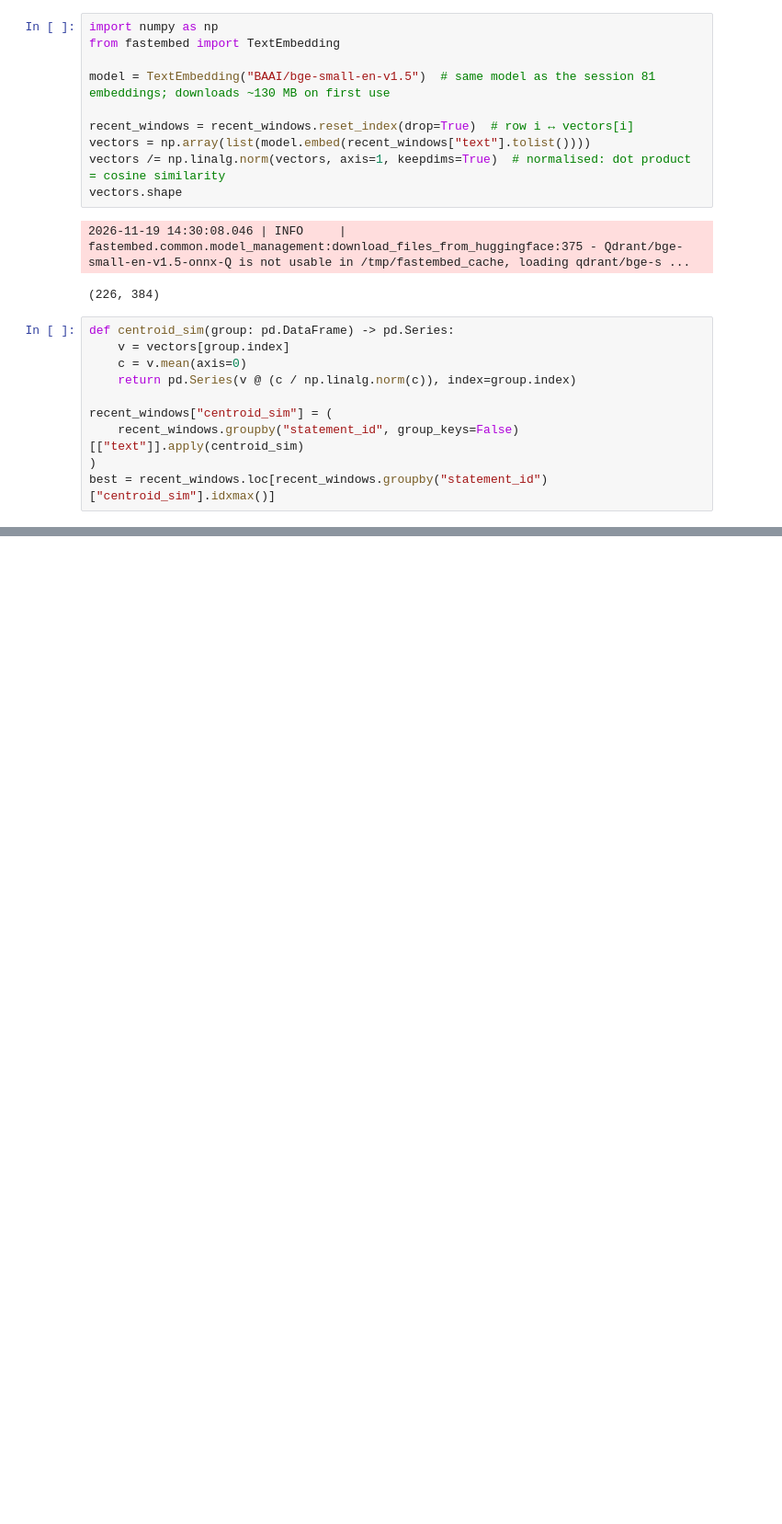
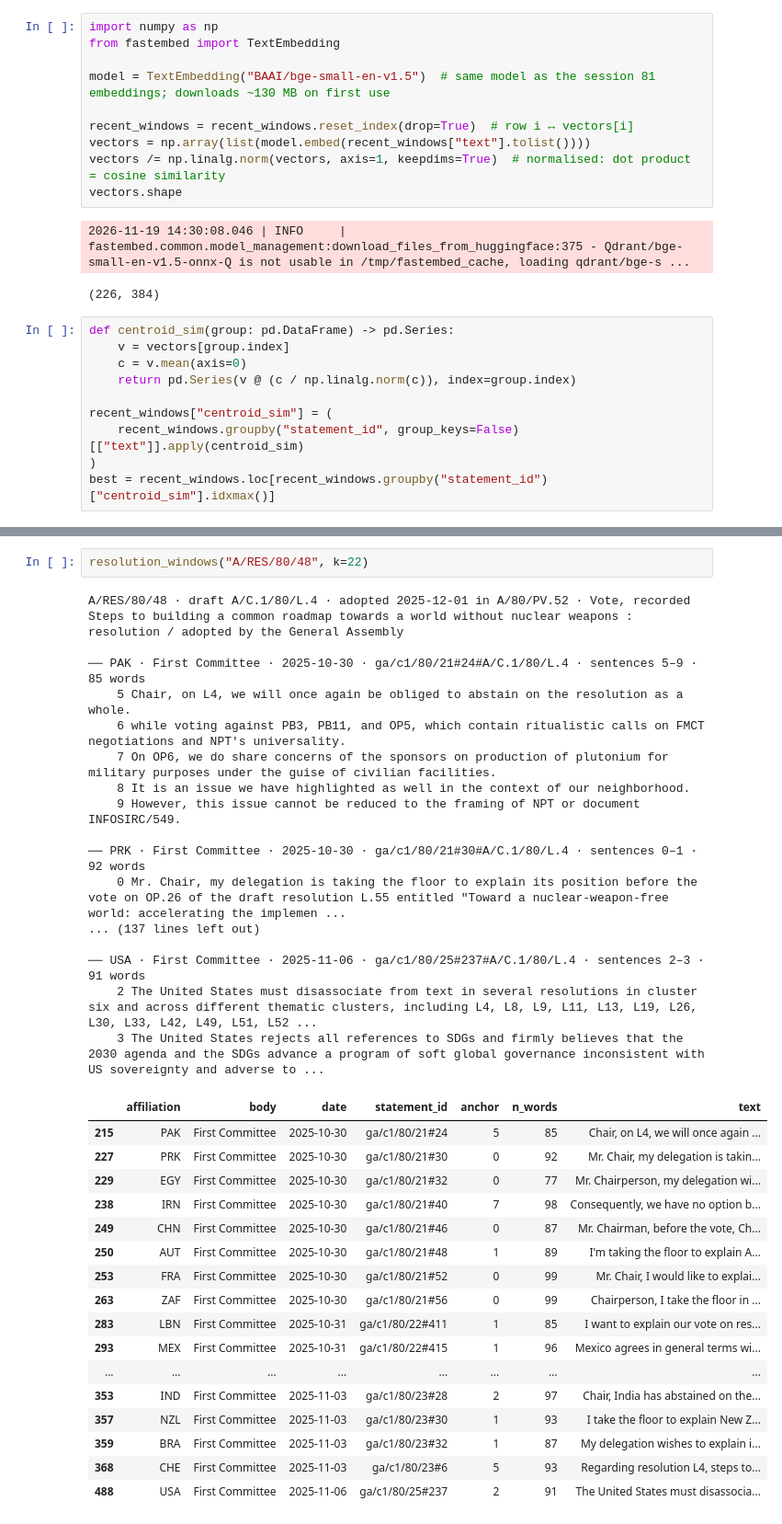
Before and after one commit to unst-ethz/policy-pulse, a Jupyter notebook: notebooks/janic/statement_parsing/statements_pipeline.ipynb, the cells around one changed output, grey strips where cells are left out. Shown at 92% size. Saved outputs shown, nothing was run; the diff lists cells and outputs as text; blank space fills up the shorter version.

```diff
--- a/notebooks/janic/statement_parsing/statements_pipeline.ipynb
+++ b/notebooks/janic/statement_parsing/statements_pipeline.ipynb
@@ -1918,0 +2382,37 @@ These are fundamental for developing countries. which have been prioritized in t
+# %%
+resolution_windows("A/RES/80/48", k=22)
+# %% [output]
+A/RES/80/48 · draft A/C.1/80/L.4 · adopted 2025-12-01 in A/80/PV.52 · Vote, recorded
+Steps to building a common roadmap towards a world without nuclear weapons : resolution / adopted by the General Assembly
+
+── PAK · First Committee · 2025-10-30 · ga/c1/80/21#24#A/C.1/80/L.4 · sentences 5–9 · 85 words
+    5 Chair, on L4, we will once again be obliged to abstain on the resolution as a whole.
+    6 while voting against PB3, PB11, and OP5, which contain ritualistic calls on FMCT negotiations and NPT's universality.
+    7 On OP6, we do share concerns of the sponsors on production of plutonium for military purposes under the guise of civilian facilities.
+    8 It is an issue we have highlighted as well in the context of our neighborhood.
+    9 However, this issue cannot be reduced to the framing of NPT or document INFOSIRC/549.
+
+── PRK · First Committee · 2025-10-30 · ga/c1/80/21#30#A/C.1/80/L.4 · sentences 0–1 · 92 words
+    0 Mr. Chair, my delegation is taking the floor to explain its position before the vote on OP.26 of the draft resolution L.55 entitled "Toward a nuclear-weapon-free world: accelerating the implemen ...
+... (137 lines left out)
+
+── USA · First Committee · 2025-11-06 · ga/c1/80/25#237#A/C.1/80/L.4 · sentences 2–3 · 91 words
+    2 The United States must disassociate from text in several resolutions in cluster six and across different thematic clusters, including L4, L8, L9, L11, L13, L19, L26, L30, L33, L42, L49, L51, L52 ...
+    3 The United States rejects all references to SDGs and firmly believes that the 2030 agenda and the SDGs advance a program of soft global governance inconsistent with US sovereignty and adverse to ...
+|  | affiliation | body | date | statement_id | anchor | n_words | text |
+| 215 | PAK | First Committee | 2025-10-30 | ga/c1/80/21#24 | 5 | 85 | Chair, on L4, we will once again ... |
+| 227 | PRK | First Committee | 2025-10-30 | ga/c1/80/21#30 | 0 | 92 | Mr. Chair, my delegation is takin... |
+| 229 | EGY | First Committee | 2025-10-30 | ga/c1/80/21#32 | 0 | 77 | Mr. Chairperson, my delegation wi... |
+| 238 | IRN | First Committee | 2025-10-30 | ga/c1/80/21#40 | 7 | 98 | Consequently, we have no option b... |
+| 249 | CHN | First Committee | 2025-10-30 | ga/c1/80/21#46 | 0 | 87 | Mr. Chairman, before the vote, Ch... |
+| 250 | AUT | First Committee | 2025-10-30 | ga/c1/80/21#48 | 1 | 89 | I'm taking the floor to explain A... |
+| 253 | FRA | First Committee | 2025-10-30 | ga/c1/80/21#52 | 0 | 99 | Mr. Chair, I would like to explai... |
+| 263 | ZAF | First Committee | 2025-10-30 | ga/c1/80/21#56 | 0 | 99 | Chairperson, I take the floor in ... |
+| 283 | LBN | First Committee | 2025-10-31 | ga/c1/80/22#411 | 1 | 85 | I want to explain our vote on res... |
+| 293 | MEX | First Committee | 2025-10-31 | ga/c1/80/22#415 | 1 | 96 | Mexico agrees in general terms wi... |
+| ... | ... | ... | ... | ... | ... | ... | ... |
+| 353 | IND | First Committee | 2025-11-03 | ga/c1/80/23#28 | 2 | 97 | Chair, India has abstained on the... |
+| 357 | NZL | First Committee | 2025-11-03 | ga/c1/80/23#30 | 1 | 93 | I take the floor to explain New Z... |
+| 359 | BRA | First Committee | 2025-11-03 | ga/c1/80/23#32 | 1 | 87 | My delegation wishes to explain i... |
+| 368 | CHE | First Committee | 2025-11-03 | ga/c1/80/23#6 | 5 | 93 | Regarding resolution L4, steps to... |
+| 488 | USA | First Committee | 2025-11-06 | ga/c1/80/25#237 | 2 | 91 | The United States must disassocia... |
```
Also changed, not shown: parts of 29 cells of this notebook.
